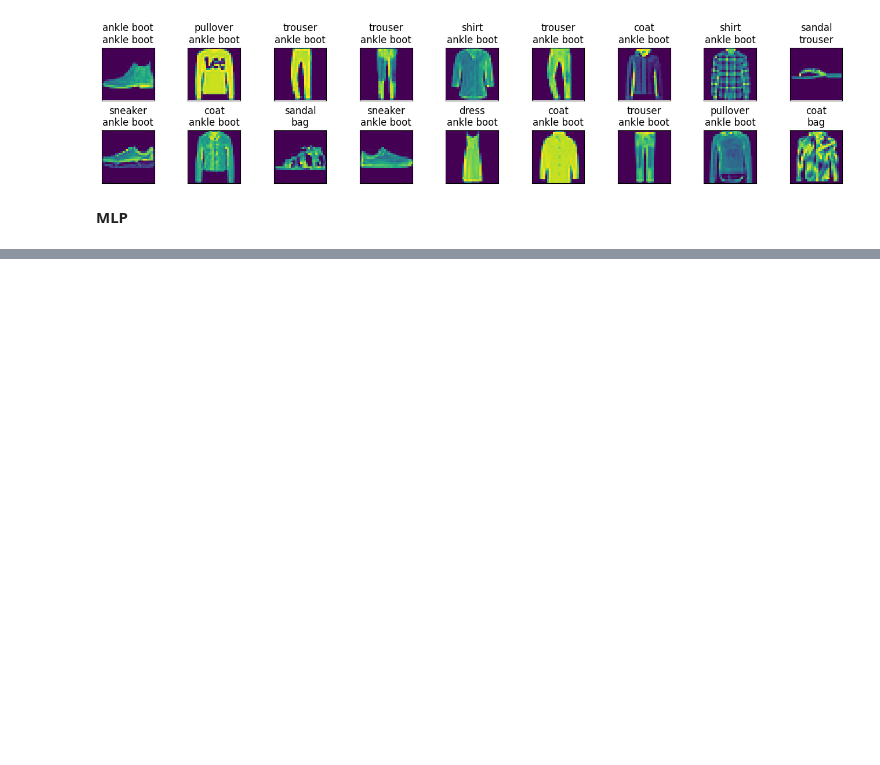
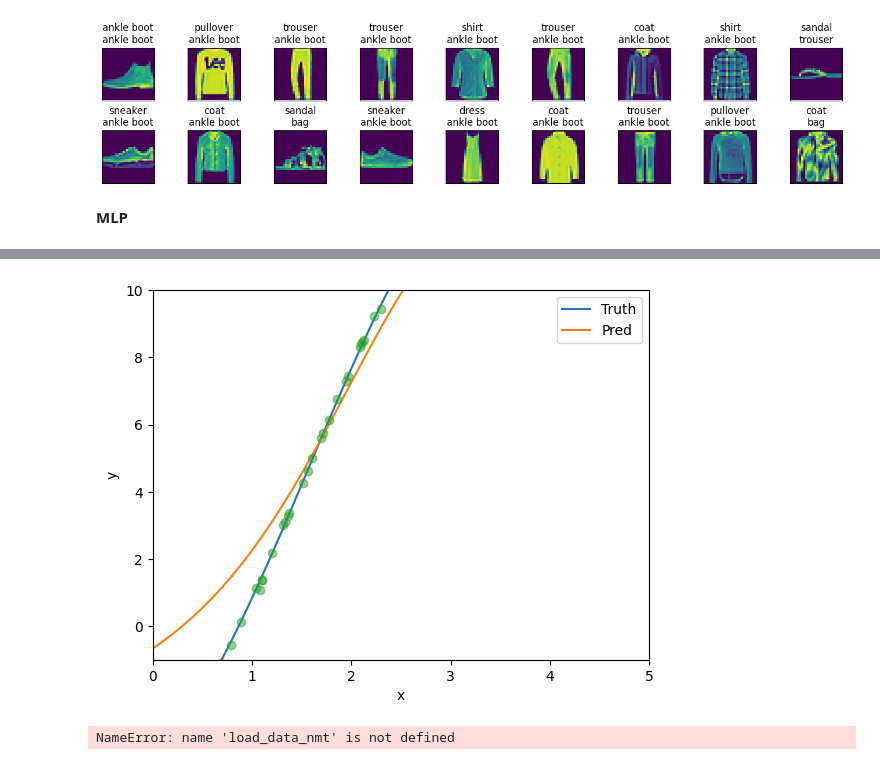
Before and after one commit to sxergiu/fac-year-3, a Jupyter notebook: IPR/IPR_Laboratory_Test_1.ipynb, the cells around one changed output, grey strips where cells are left out. Cells and saved outputs as stored; diff of their text form; code cells hidden in the pictures; blank space fills up the shorter version.

```diff
--- a/IPR/IPR_Laboratory_Test_1.ipynb
+++ b/IPR/IPR_Laboratory_Test_1.ipynb
@@ -403,0 +943,78 @@ net.apply(init_weights)
+# %%
+# Exercise 1
+
+n_train = 100  # No. of training examples
+x_train, _ = torch.sort(torch.rand(n_train) * 5)   # Training inputs
+
+def f(x):
+    return -4 * torch.cos(x) + 3 * x
+
+y_train = f(x_train) + torch.normal(0.0, 0.08, (n_train,))  # Training outputs
+x_test = torch.arange(0, 5, 0.1)  # Testing examples
+y_truth = f(x_test)  # Ground-truth outputs for the testing examples
+n_test = len(x_test)  # No. of testing examples
+n_test
+
+def plot_kernel_reg(y_hat):
+    plt.plot(x_test, y_truth, label='Truth')
+    plt.plot(x_test, y_hat, label='Pred')
+    plt.xlabel('x')
+    plt.ylabel('y')
+    plt.xlim([0, 5])
+    plt.ylim([-1, 10])
+    plt.legend()
+    plt.plot(x_train, y_train, 'o', alpha=0.5);
+
+# Shape of `X_repeat` is: (`n_test`, `n_train`), where each row contains the
+# same testing inputs (i.e., same queries)
+X_repeat = x_test.repeat_interleave(n_train).reshape((-1, n_train))
+# Note that `x_train` contains the keys. Shape of `attention_weights` is:
+# (`n_test`, `n_train`), where each row contains attention weights to be
+# assigned among the values (`y_train`), given each query
+attention_weights = F.softmax(-(X_repeat - x_train)**2 / 2, dim=1)
+# Each element of `y_hat` is a weighted average of values, where weights are
+# attention weights
+y_hat = torch.matmul(attention_weights, y_train)
+plot_kernel_reg(y_hat)
+# %% [output]
+[figure, added]
+# %%
+# Exercise 2
+
+class PositionWiseFFN(nn.Module):
+    """Position-wise feed-forward network."""
+    def __init__(self, ffn_num_input, ffn_num_hiddens, ffn_num_outputs, **kwargs):
+        super(PositionWiseFFN, self).__init__(**kwargs)
+        self.dense1 = nn.Linear(ffn_num_input, ffn_num_hiddens)
+        self.dense2 = nn.Linear(ffn_num_hiddens, ffn_num_hiddens)
+        self.dense3 = nn.Linear(ffn_num_hiddens, ffn_num_hiddens)
+        self.dense4 = nn.Linear(ffn_num_hiddens, ffn_num_outputs)
+        self.relu = nn.ReLU()
+        self.dropout = nn.Dropout(0.7)
+
+    def forward(self, X):
+        x = self.dense1(X)
+        x = self.relu(x)
+        x = self.dropout(x)
+        x = self.dense2(x)
+        x = self.relu(x)
+        x = self.dropout(x)
+        x = self.dense3(x)
+        x = self.relu(x)
+        x = self.dropout(x)
+        x = self.dense4(x)
+        return x
+
+embed_size, num_hiddens, num_layers, dropout = 32, 32, 2, 0.1
+batch_size, num_steps = 64, 10
+lr, num_epochs, device = 0.005, 250, try_gpu()
+
+train_iter, src_vocab, tgt_vocab = load_data_nmt(batch_size, num_steps)
+encoder = Seq2SeqEncoder(
+    len(src_vocab), embed_size, num_hiddens, num_layers, dropout)
+decoder = Seq2SeqAttentionDecoder(
+    len(tgt_vocab), embed_size, num_hiddens, num_layers, dropout)
+net = EncoderDecoder(encoder, decoder)
+train_loss_all = train_seq2seq(net, train_iter, lr, num_epochs, tgt_vocab, device) #2 min
+# %% [output]
+NameError: name 'load_data_nmt' is not defined
```
Also changed, not shown: parts of 18 cells of this notebook.
